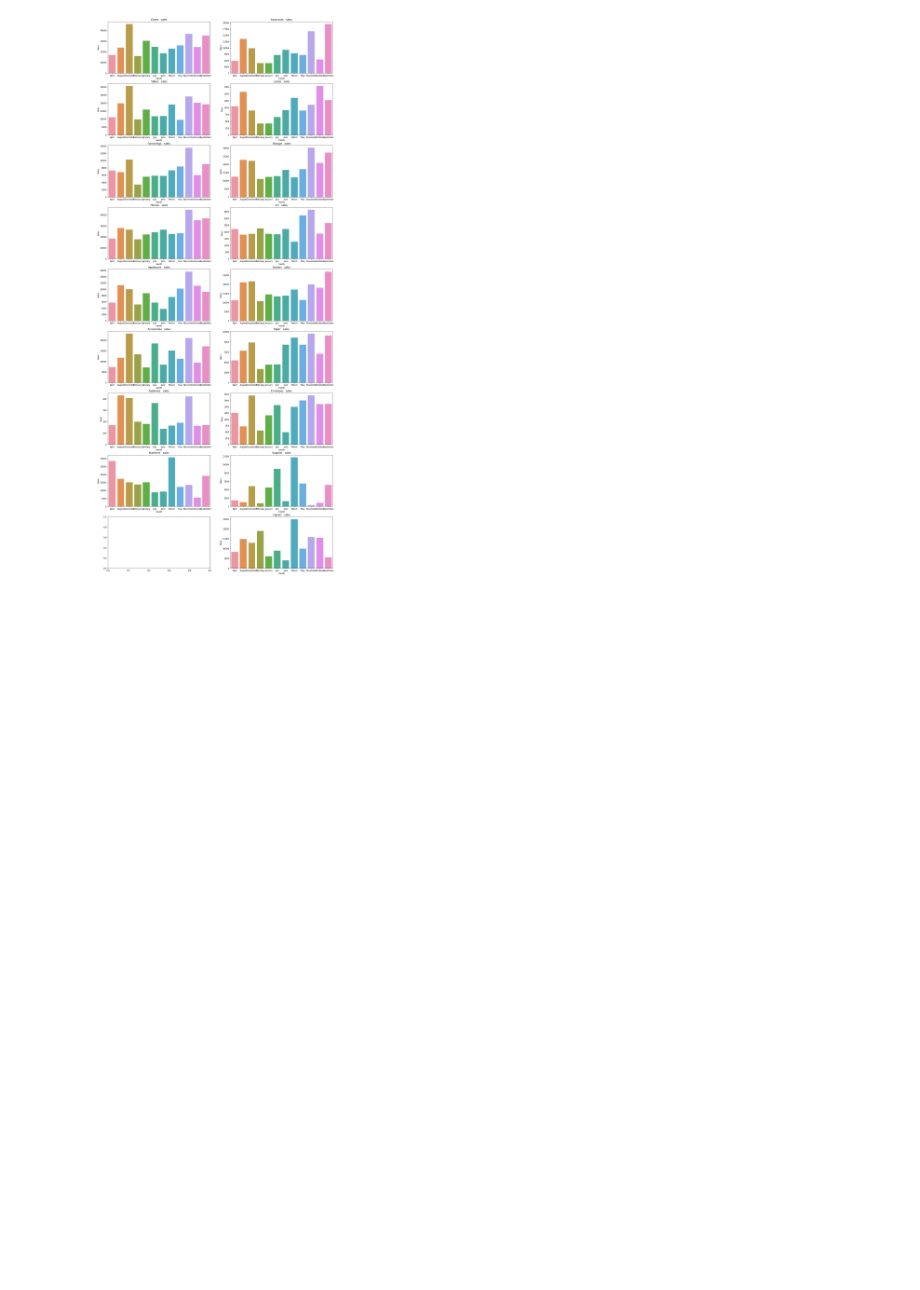
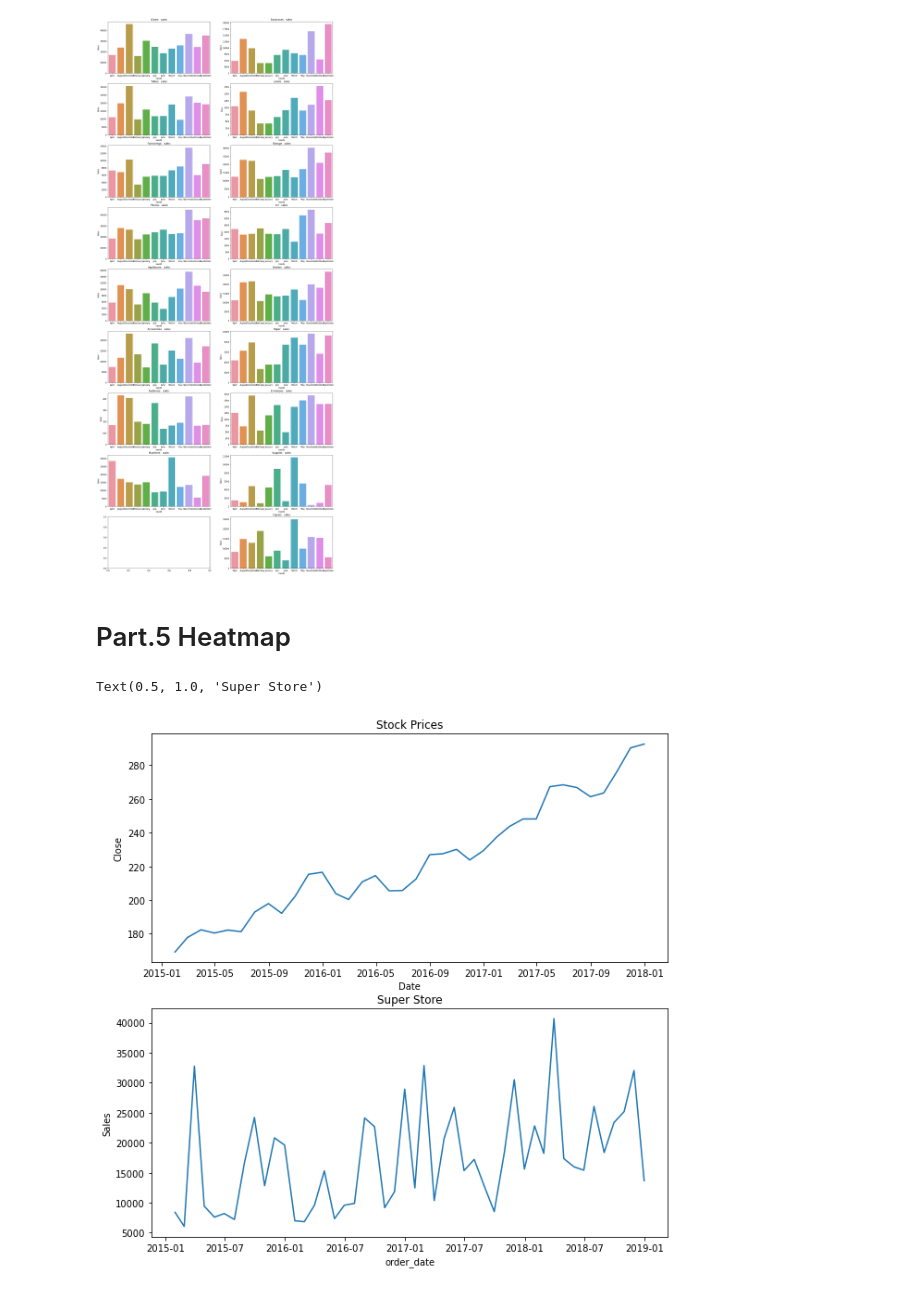
Before and after one commit to lukeyuan31/Churn_Visulization, a Jupyter notebook: Stock and Supermarket.ipynb, the cells around one changed output. Cells and saved outputs as stored; diff of their text form; code cells hidden in the pictures; blank space fills up the shorter version.

Commit message:
update heatmap

```diff
--- a/Stock and Supermarket.ipynb
+++ b/Stock and Supermarket.ipynb
@@ -273,3 +273,20 @@ for i in enumerate(sub_catagory):
     _=sns.barplot(x='month',y='Sales',data=t,ax=ax[int(i[0]/2)][i[0]%2-1]).set_title(i[1]+'   sales')
 # %% [output]
 [figure]
+# %% [markdown]
+# Part.5 Heatmap
+# %%
+tech_product = superstore_dataset[superstore_dataset['Category']=='Technology']
+tech_product
+tech_stock = selected_stock[(selected_stock['Name']=='GOOGL')|(selected_stock['Name']=='AAPL')|(selected_stock['Name']=='CSCO')|(selected_stock['Name']=='IBM')|(selected_stock['Name']=='INTC')]
+tech_product_bymonth = tech_product.groupby(pd.Grouper(key = 'order_date',freq = 'M')).sum()
+tech_stock_bymonth = tech_stock.groupby(pd.Grouper(key = 'Date',freq = 'M')).mean()
+f, ax = plt.subplots(nrows=2, ncols=1, figsize=(10, 10))
+sns.lineplot(x=tech_stock_bymonth.index,y=tech_stock_bymonth['Close'],ax=ax[0])
+sns.lineplot(x=tech_product_bymonth.index,y=tech_product_bymonth['Sales'],ax=ax[1])
+ax[0].set_title('Stock Prices')
+ax[1].set_title('Super Store')
+#tech_product_bymonth
+# %% [output]
+Text(0.5, 1.0, 'Super Store')
+[figure, added]
```
Also changed, not shown: parts of 1 cell of this notebook.
